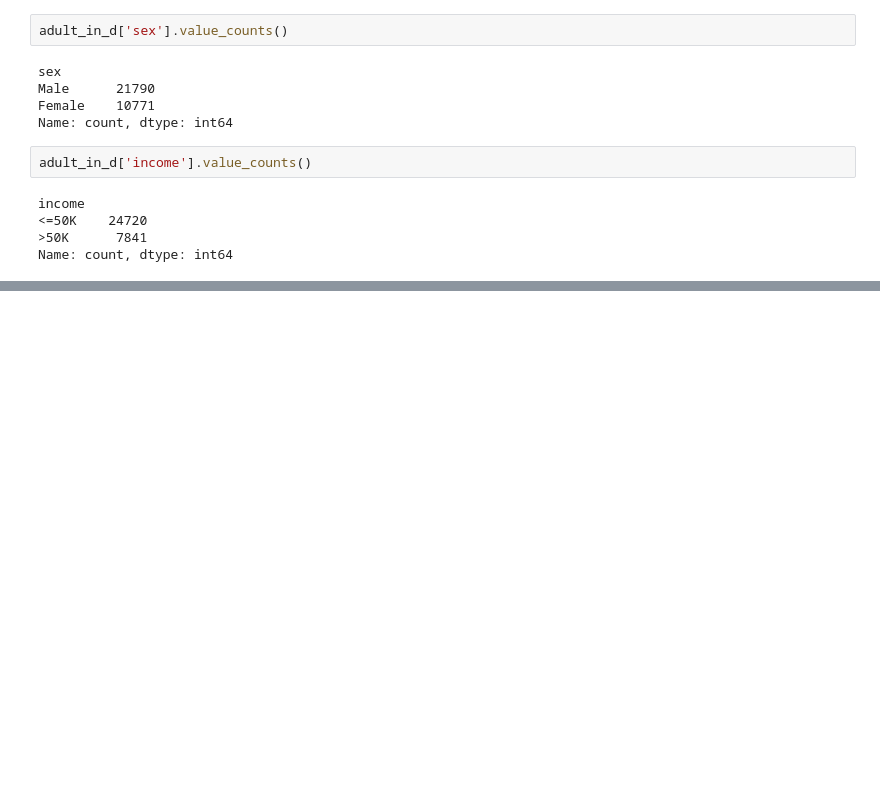
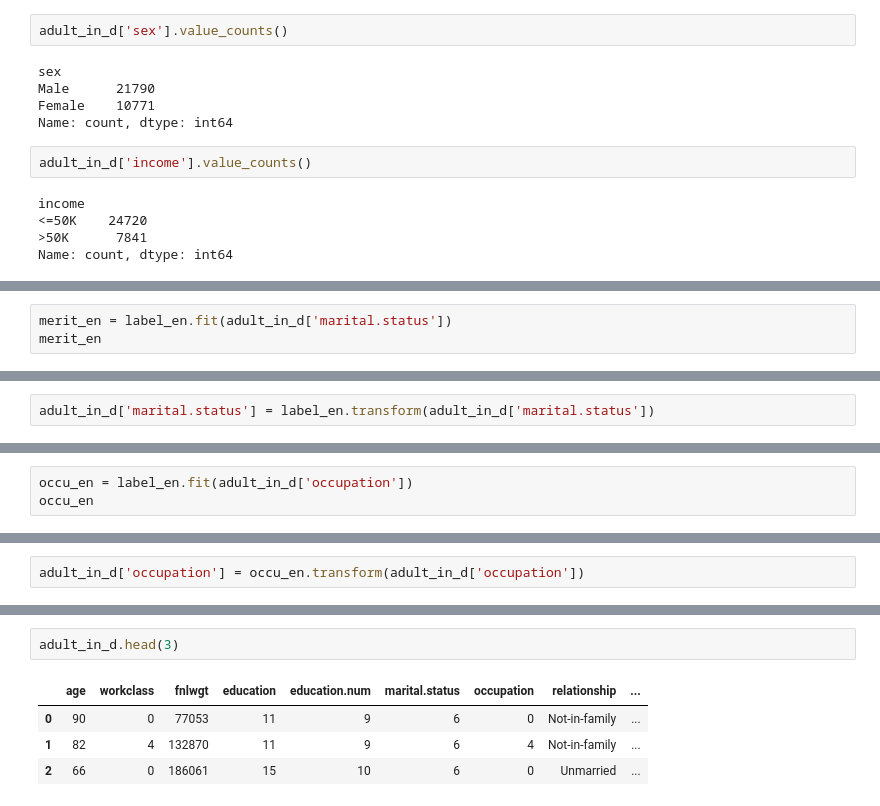
Before and after one commit to Md-Maruf-1727/Data-preprocessing-Practice, a Jupyter notebook: Data pre-processing part1/encoding2.ipynb, the cells around one changed output, grey strips where cells are left out. Cells and saved outputs as stored; diff of their text form; blank space fills up the shorter version.

```diff
--- a/Data pre-processing part1/encoding2.ipynb
+++ b/Data pre-processing part1/encoding2.ipynb
@@ -381,0 +468,3 @@ Name: count, dtype: int64
+# %%
+merit_en = label_en.fit(adult_in_d['marital.status'])
+merit_en
@@ -381,0 +473,2 @@ Name: count, dtype: int64
+# %%
+adult_in_d['marital.status'] = label_en.transform(adult_in_d['marital.status'])
@@ -381,0 +493,3 @@ Name: count, dtype: int64
+# %%
+occu_en = label_en.fit(adult_in_d['occupation'])
+occu_en
@@ -381,0 +498,2 @@ Name: count, dtype: int64
+# %%
+adult_in_d['occupation'] = occu_en.transform(adult_in_d['occupation'])
@@ -381,0 +520,7 @@ Name: count, dtype: int64
+# %%
+adult_in_d.head(3)
+# %% [output]
+|  | age | workclass | fnlwgt | education | education.num | marital.status | occupation | relationship | ... |
+| 0 | 90 | 0 | 77053 | 11 | 9 | 6 | 0 | Not-in-family | ... |
+| 1 | 82 | 4 | 132870 | 11 | 9 | 6 | 4 | Not-in-family | ... |
+| 2 | 66 | 0 | 186061 | 15 | 10 | 6 | 0 | Unmarried | ... |
```
Also changed, not shown: parts of 18 cells of this notebook.
